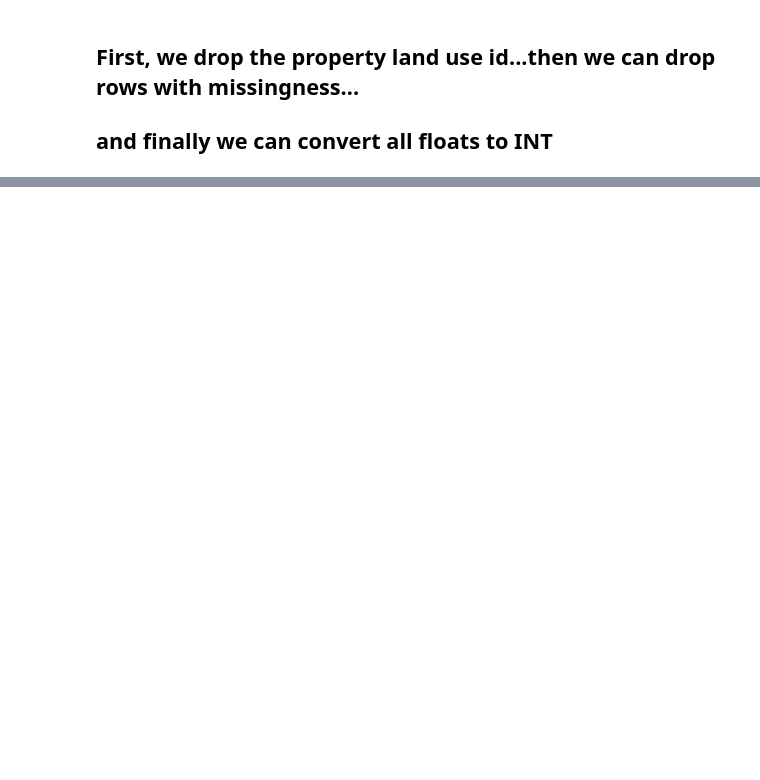
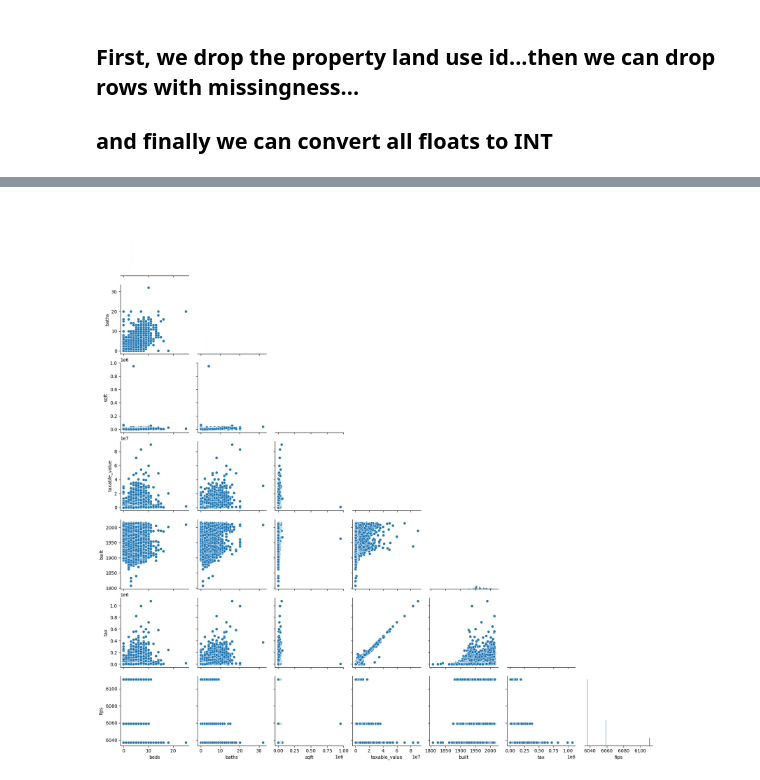
Before and after one commit to RichardAlcabes22/regression-excercises, a Jupyter notebook: wrangle.ipynb, the cells around one changed output, grey strips where cells are left out. Saved outputs shown, nothing was run; the diff lists cells and outputs as text; code cells hidden in the pictures; blank space fills up the shorter version.

```diff
--- a/wrangle.ipynb
+++ b/wrangle.ipynb
@@ -115,0 +178,5 @@ train
+# %%
+sns.pairplot(train,corner=True)
+plt.show()
+# %% [output]
+[figure, added]
```
Also changed, not shown: parts of 18 cells of this notebook.
